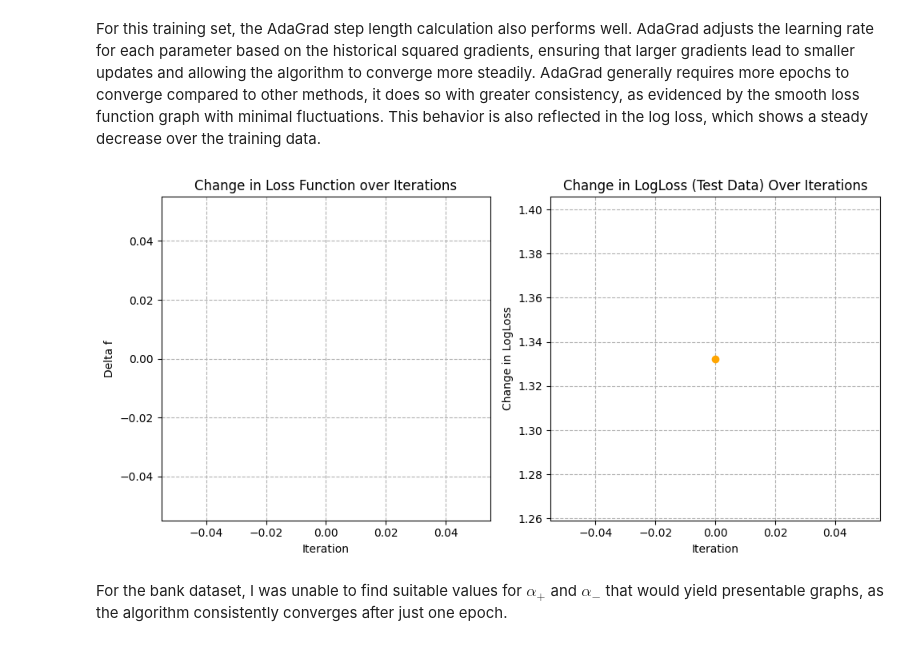
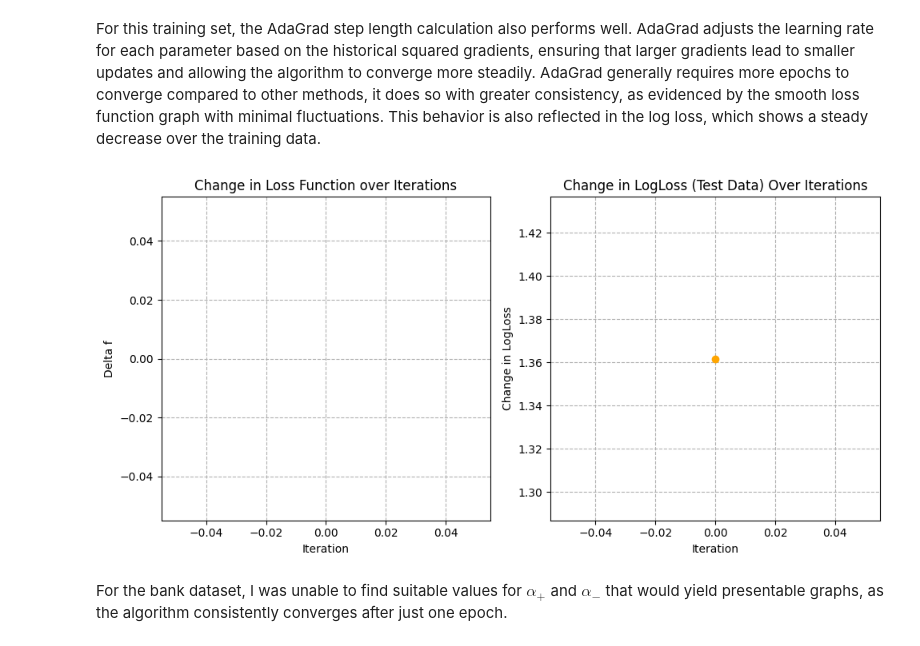
Before and after one commit to LorenzoCirac/Applied-Machine-Learning, a Jupyter notebook: Exercise 4/Assignment 4.ipynb, the cells around one changed output. Cells and saved outputs as stored; diff of their text form; code cells hidden in the pictures.

```diff
--- a/Exercise 4/Assignment 4.ipynb
+++ b/Exercise 4/Assignment 4.ipynb
@@ -337,9 +337,9 @@ plot(XTrainOD, YTrainOD, XTestOD, YTestOD, step_length = 'ada_grad', epsilon = 1
 For this training set, the AdaGrad step length calculation also performs well.  AdaGrad adjusts the learning rate for each parameter based on the historical squared gradients, ensuring that larger gradients lead to smaller updates and allowing the algorithm to converge more steadily. AdaGrad generally requires more epochs to converge compared to other methods, it does so with greater consistency, as evidenced by the smooth loss function graph with minimal fluctuations. This behavior is also reflected in the log loss, which shows a steady decrease over the training data.
 </p>
 # %%
-plot(XTrainBank, YTrainBank, XTestBank, YTestBank, step_length = ('bold_driver', 1.1, 0.5), epsilon = 1e-10)
+plot(XTrainBank, YTrainBank, XTestBank, YTestBank, step_length = ('bold_driver', 1.1, 0.5), epsilon = 1e-6)
 # %% [output]
-[figure, old version]
+[figure, new version]
 # %% [markdown]
 <p>For the bank dataset, I was unable to find suitable values for $\alpha_+$ and $\alpha_-$ that would yield presentable graphs, as the algorithm consistently converges after just one epoch.</p>
 # %%
```
Also changed, not shown: parts of 4 cells of this notebook.
